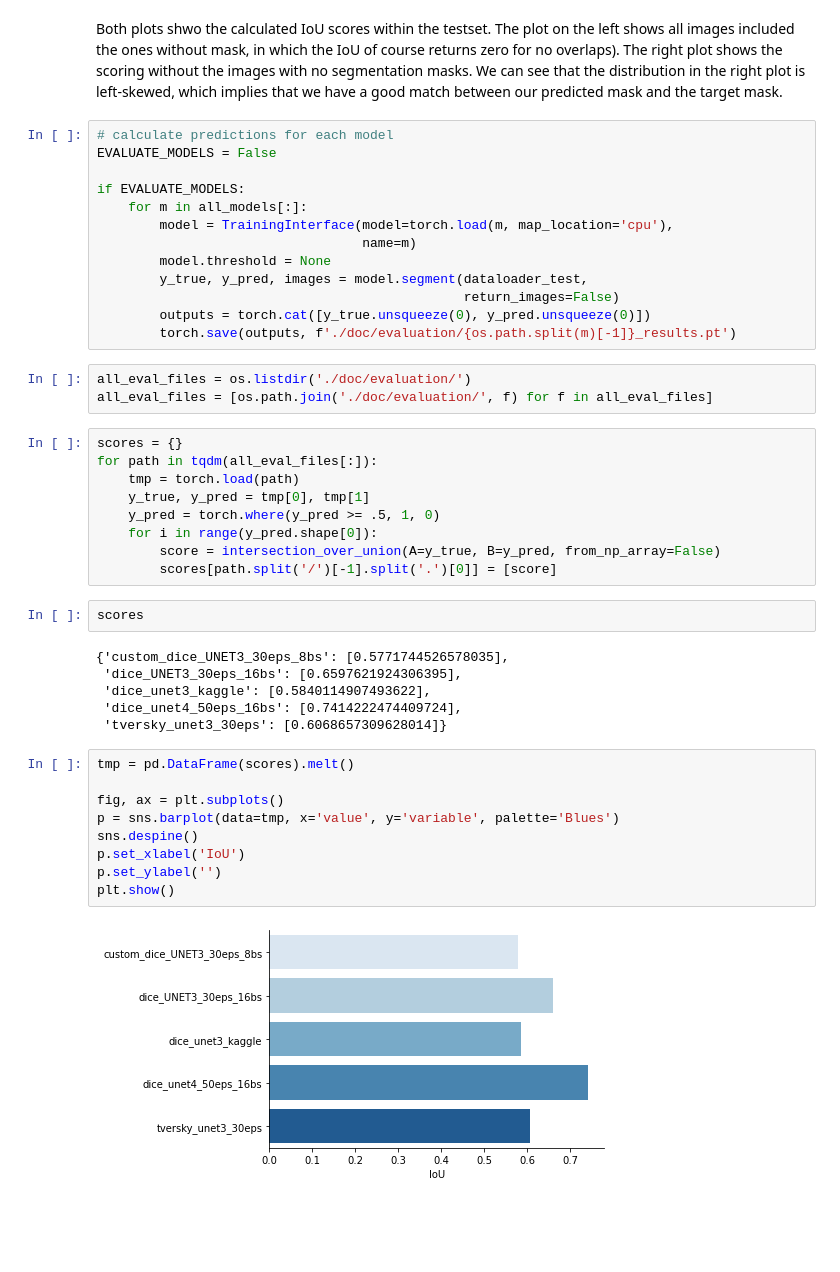
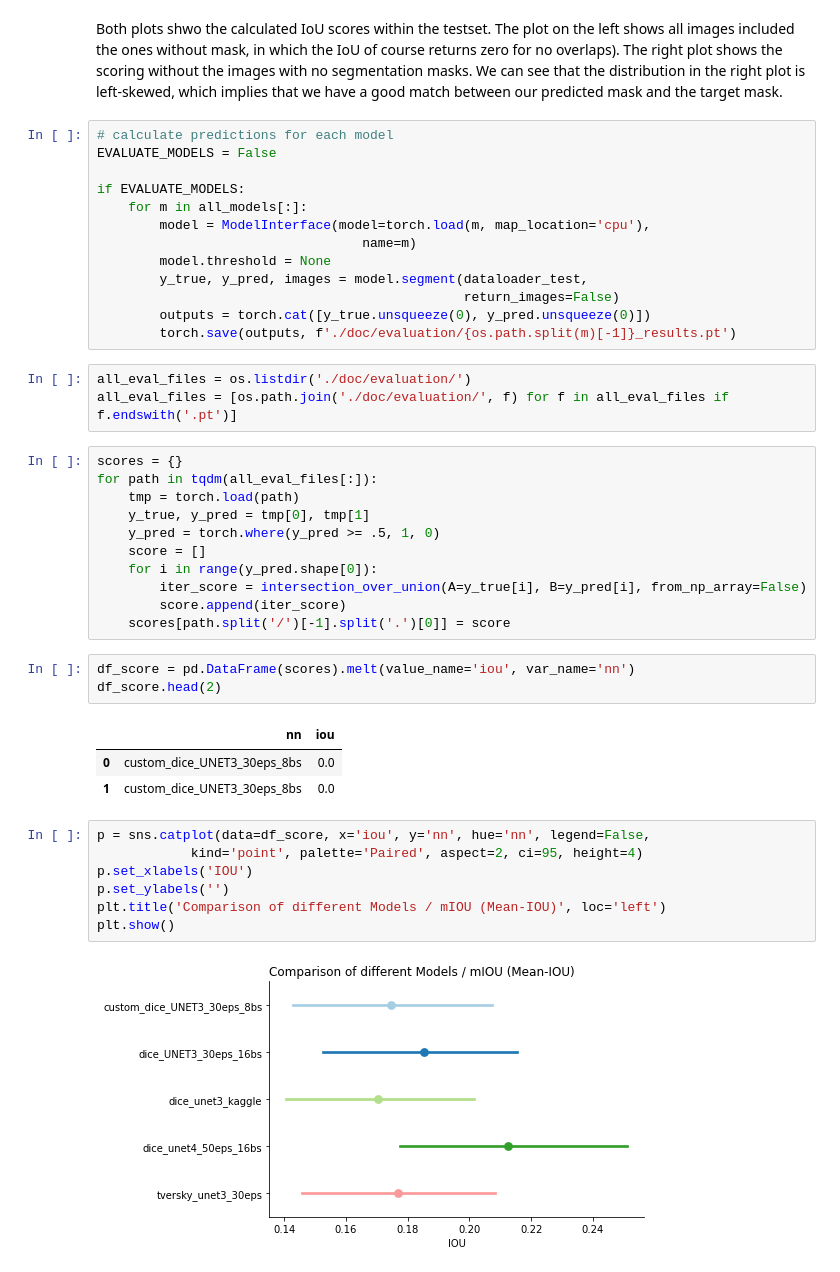
Before and after one commit to simsta1/brain-mri-semantic-segmentation, a Jupyter notebook: image_segment.ipynb, the cells around one changed output. Saved outputs shown, nothing was run; the diff lists cells and outputs as text; blank space fills up the shorter version.

```diff
--- a/image_segment.ipynb
+++ b/image_segment.ipynb
@@ -572,7 +576,7 @@ EVALUATE_MODELS = False
 
 if EVALUATE_MODELS:
     for m in all_models[:]:
-        model = TrainingInterface(model=torch.load(m, map_location='cpu'),
+        model = ModelInterface(model=torch.load(m, map_location='cpu'),
                                   name=m)
         model.threshold = None
         y_true, y_pred, images = model.segment(dataloader_test,
@@ -581,34 +585,33 @@ if EVALUATE_MODELS:
         torch.save(outputs, f'./doc/evaluation/{os.path.split(m)[-1]}_results.pt')
 # %%
 all_eval_files = os.listdir('./doc/evaluation/')
-all_eval_files = [os.path.join('./doc/evaluation/', f) for f in all_eval_files]
+all_eval_files = [os.path.join('./doc/evaluation/', f) for f in all_eval_files if f.endswith('.pt')]
 # %%
 scores = {}
 for path in tqdm(all_eval_files[:]):
     tmp = torch.load(path)
     y_true, y_pred = tmp[0], tmp[1]
     y_pred = torch.where(y_pred >= .5, 1, 0)
+    score = []
     for i in range(y_pred.shape[0]):
-        score = intersection_over_union(A=y_true, B=y_pred, from_np_array=False)
-        scores[path.split('/')[-1].split('.')[0]] = [score]
+        iter_score = intersection_over_union(A=y_true[i], B=y_pred[i], from_np_array=False)
+        score.append(iter_score)
+    scores[path.split('/')[-1].split('.')[0]] = score
-# %%
-scores
-# %% [output]
-{'custom_dice_UNET3_30eps_8bs': [0.5771744526578035],
- 'dice_UNET3_30eps_16bs': [0.6597621924306395],
- 'dice_unet3_kaggle': [0.5840114907493622],
- 'dice_unet4_50eps_16bs': [0.7414222474409724],
- 'tversky_unet3_30eps': [0.6068657309628014]}
-# %%
-tmp = pd.DataFrame(scores).melt()
-
-fig, ax = plt.subplots()
-p = sns.barplot(data=tmp, x='value', y='variable', palette='Blues')
-sns.despine()
-p.set_xlabel('IoU')
-p.set_ylabel('')
-plt.show()
-# %% [output]
-[figure, removed]
+# %%
+df_score = pd.DataFrame(scores).melt(value_name='iou', var_name='nn')
+df_score.head(2)
+# %% [output]
+|  | nn | iou |
+| 0 | custom_dice_UNET3_30eps_8bs | 0.0 |
+| 1 | custom_dice_UNET3_30eps_8bs | 0.0 |
+# %%
+p = sns.catplot(data=df_score, x='iou', y='nn', hue='nn', legend=False,
+            kind='point', palette='Paired', aspect=2, ci=95, height=4)
+p.set_xlabels('IOU')
+p.set_ylabels('')
+plt.title('Comparison of different Models / mIOU (Mean-IOU)', loc='left')
+plt.show()
+# %% [output]
+[figure, added]
 # %% [markdown]
 **Comment:**
```
Also changed, not shown: parts of 36 cells of this notebook.
